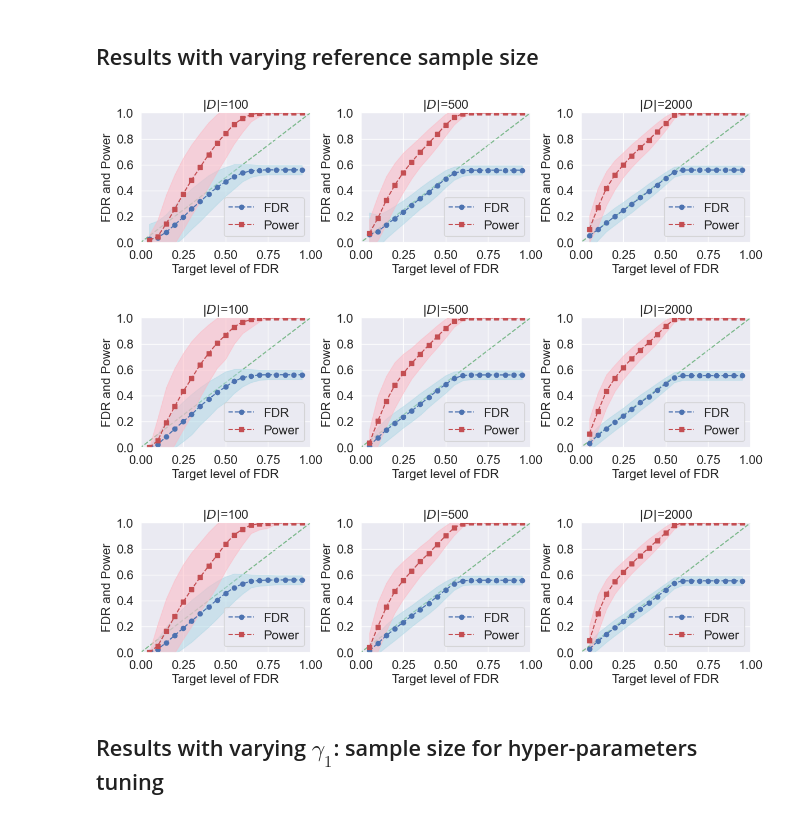
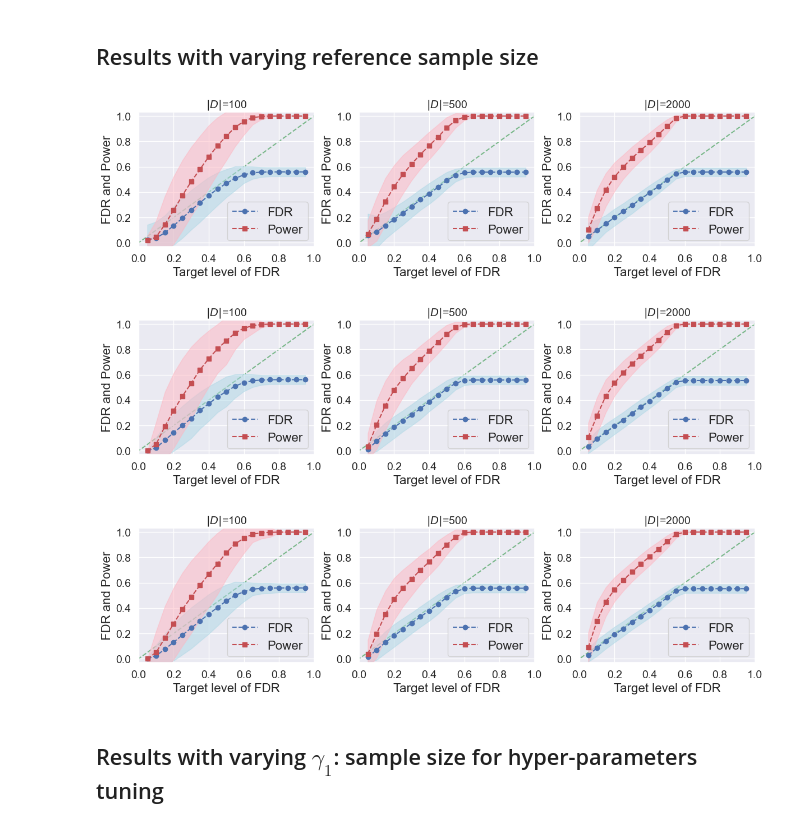
Before and after one commit to yugjerry/conformal-alignment, a Jupyter notebook: cxr/notebook/run_cxr.ipynb, the cells around one changed output. Cells and saved outputs as stored; diff of their text form; code cells hidden in the pictures.

```diff
--- a/cxr/notebook/run_cxr.ipynb
+++ b/cxr/notebook/run_cxr.ipynb
@@ -279,37 +279,37 @@ for split_pr_tune in [0.2]:
                         power_seq = power_seq[idx_]
                         fdp_std = fdp_std[idx_]
                         power_std = power_std[idx_]
 
 
                     ax[i].plot(q_seq, fdp_seq, 'bo--', label='FDR')
                     ax[i].plot(q_seq, power_seq, 'rs--', label='Power')
                     ax[i].fill_between(q_seq, fdp_seq-fdp_std, fdp_seq+fdp_std, alpha=0.5,
                         edgecolor='lightblue', facecolor='lightblue')
                     ax[i].fill_between(q_seq, power_seq-power_std, power_seq+power_std, alpha=0.5,
                         edgecolor='lightpink', facecolor='lightpink')
 
                     ax[i].set_xlabel("Target level of FDR")
                     ax[i].set_ylabel("FDR and Power")
 
                     lims = [
                         np.min([ax[i].get_xlim(), ax[i].get_ylim()]),  # min of both axes
                         np.max([ax[i].get_xlim(), ax[i].get_ylim()]),  # max of both axes
                     ]
                     ax[i].plot(lims, lims, 'g--', alpha=0.75, zorder=0)
                     ax[i].set_title(r'$|D|$=%s'%(N,))
                     ax[i].set_xlim(lims)
                     ax[i].set_ylim(lims)
                     ax[i].set_xlim((0,1))
-                    ax[i].set_ylim((0,1))
+                    ax[i].set_ylim((-0.03,1.03))
                     ax[i].legend(loc='best', prop = { "size": 16 })
 
 
                 plot_dir = f'./plots/fdp_plot_{model}_{data}_{uq_name}_{split_pr_tune}_{split_pr}_{repN}.pdf'
                 plt.savefig(plot_dir, dpi=400, bbox_inches='tight')
 # %% [output]
-[figure, old version]
+[figure, new version]
-[figure, old version]
+[figure, new version]
-[figure, old version]
+[figure, new version]
 # %% [markdown]
 ## Results with varying $\gamma_1$: sample size for hyper-parameters tuning
 # %%
```
Also changed, not shown: parts of 4 cells of this notebook, 4 other files.
